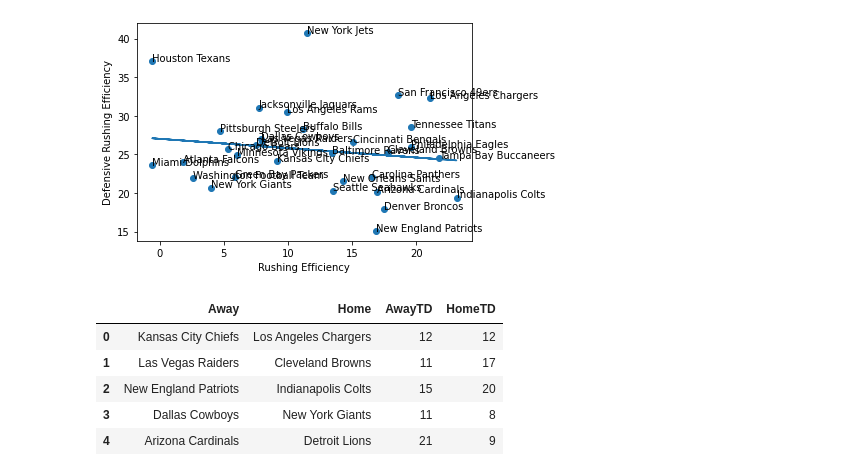
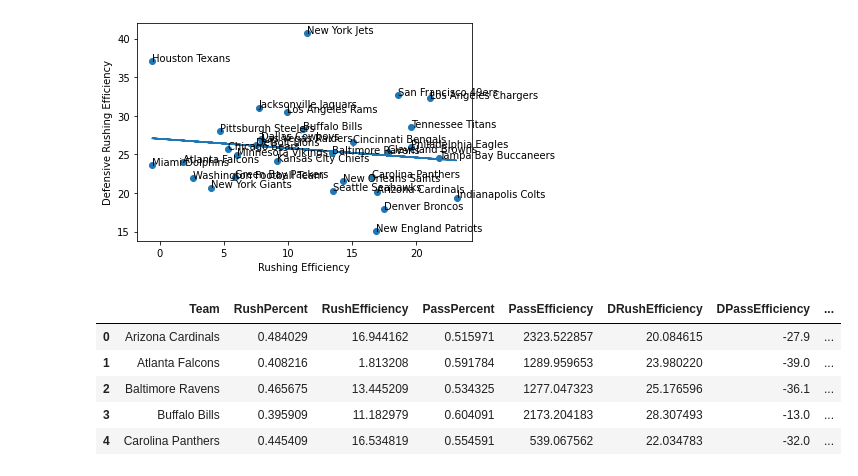
Before and after one commit to RohitPasu/ManILoveFootball, a Jupyter notebook: TVPLEASEWORK.ipynb, the cells around one changed output. Drawn from its saved outputs; the diff is of its cells as text; code cells hidden in the pictures.

```diff
--- a/TVPLEASEWORK.ipynb
+++ b/TVPLEASEWORK.ipynb
@@ -201,13 +202,23 @@ for i, row in rushing_stats.iterrows():
     plt.annotate(row.Team, (rushing_stats['Rushing Efficiency'][i], rushdef_stats['Defensive Rushing Efficiency'][i]))
 # %% [output]
 [figure]
-# %%
-df = pd.read_csv('week15matchups.csv')
-df.head()
-# %% [output]
-|  | Away | Home | AwayTD | HomeTD |
-| 0 | Kansas City Chiefs | Los Angeles Chargers | 12 | 12 |
-| 1 | Las Vegas Raiders | Cleveland Browns | 11 | 17 |
-| 2 | New England Patriots | Indianapolis Colts | 15 | 20 |
-| 3 | Dallas Cowboys | New York Giants | 11 | 8 |
-| 4 | Arizona Cardinals | Detroit Lions | 21 | 9 |
+# %%
+df = pd.DataFrame(offense_stats['Team'])
+df['RushPercent'] = offense_stats['Run Percent']
+df['RushEfficiency'] = rushing_stats['Rushing Efficiency']
+df['PassPercent'] = offense_stats['Pass Percent']
+df['PassEfficiency'] = passing_stats['Passing Efficiency']
+df['DRushEfficiency'] = rushdef_stats['Defensive Rushing Efficiency']
+df['DPassEfficiency'] = passdef_stats['Defensive Passing Efficiency']
+df['DefenseRank'] = defense_stats['Rk']
+df['OffensiveTO%'] = offense_stats['Total Turnovers'].astype(float)/offense_stats['Total Plays'].astype(float)
+df['DefensiveTO%'] = defense_stats['Total TOs'].astype(float)/defense_stats['Total Ply'].astype(float)
+df.insert(10, "Value", 1)
+df.head()
+# %% [output]
+|  | Team | RushPercent | RushEfficiency | PassPercent | PassEfficiency | DRushEfficiency | DPassEfficiency | ... |
+| 0 | Arizona Cardinals | 0.484029 | 16.944162 | 0.515971 | 2323.522857 | 20.084615 | -27.9 | ... |
+| 1 | Atlanta Falcons | 0.408216 | 1.813208 | 0.591784 | 1289.959653 | 23.980220 | -39.0 | ... |
+| 2 | Baltimore Ravens | 0.465675 | 13.445209 | 0.534325 | 1277.047323 | 25.176596 | -36.1 | ... |
+| 3 | Buffalo Bills | 0.395909 | 11.182979 | 0.604091 | 2173.204183 | 28.307493 | -13.0 | ... |
+| 4 | Carolina Panthers | 0.445409 | 16.534819 | 0.554591 | 539.067562 | 22.034783 | -32.0 | ... |
```
Also changed, not shown: parts of 6 cells of this notebook.
